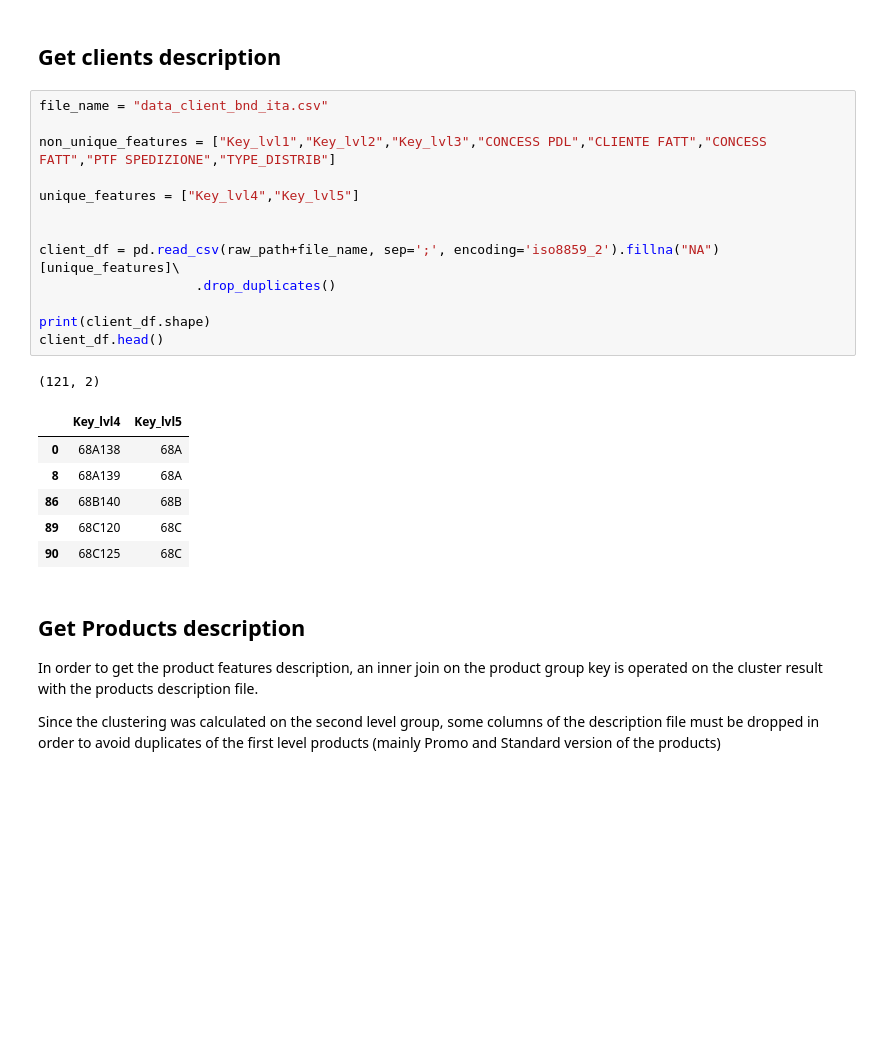
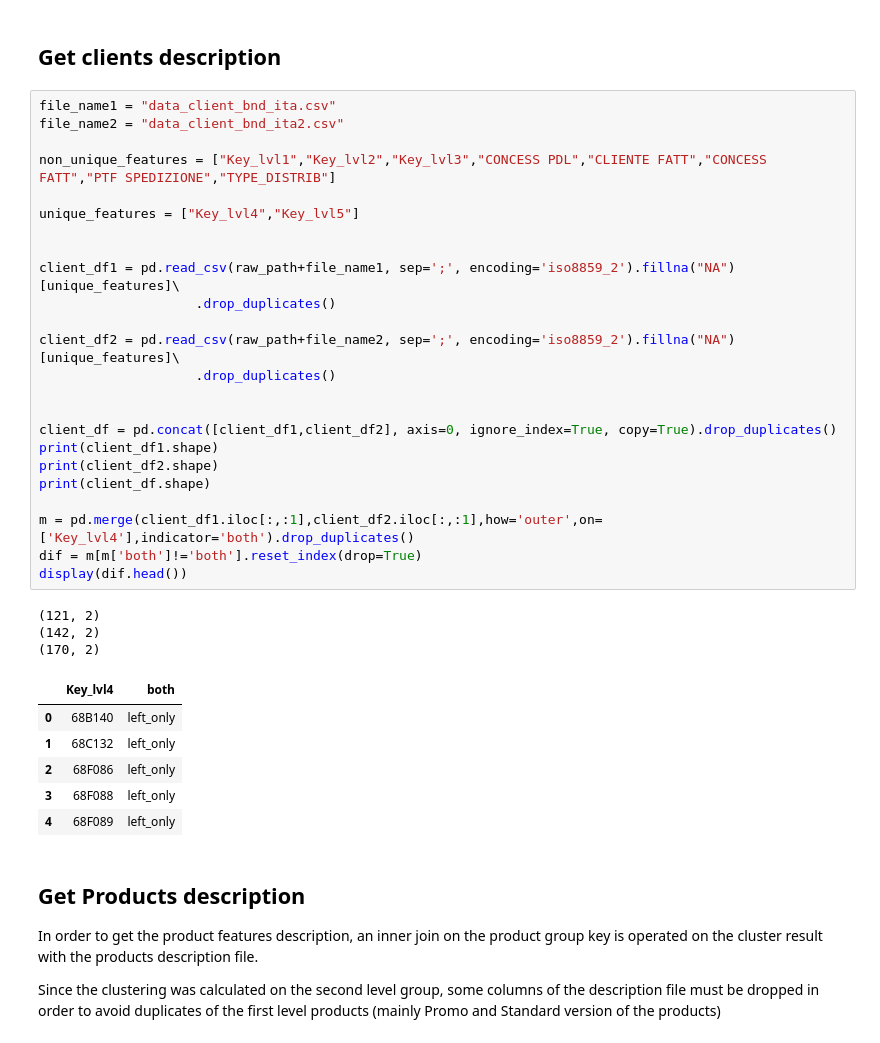
Before and after one commit to imad24/pc_clustering, a Jupyter notebook: notebooks/p2c4/0.4-imad-cluster-analysis.ipynb, the cells around one changed output. Cells and saved outputs as stored; diff of their text form; blank space fills up the shorter version.

```diff
--- a/notebooks/p2c4/0.4-imad-cluster-analysis.ipynb
+++ b/notebooks/p2c4/0.4-imad-cluster-analysis.ipynb
@@ -50,26 +53,39 @@ df_prd_cluster.head()
 # %% [markdown]
 ## Get clients description
 # %%
-file_name = "data_client_bnd_ita.csv"
+file_name1 = "data_client_bnd_ita.csv"
+file_name2 = "data_client_bnd_ita2.csv"
 
 non_unique_features = ["Key_lvl1","Key_lvl2","Key_lvl3","CONCESS PDL","CLIENTE FATT","CONCESS FATT","PTF SPEDIZIONE","TYPE_DISTRIB"]
 
 unique_features = ["Key_lvl4","Key_lvl5"]
 
 
-client_df = pd.read_csv(raw_path+file_name, sep=';', encoding='iso8859_2').fillna("NA")[unique_features]\
+client_df1 = pd.read_csv(raw_path+file_name1, sep=';', encoding='iso8859_2').fillna("NA")[unique_features]\
                     .drop_duplicates()
 
+client_df2 = pd.read_csv(raw_path+file_name2, sep=';', encoding='iso8859_2').fillna("NA")[unique_features]\
+                    .drop_duplicates()
+
+
+client_df = pd.concat([client_df1,client_df2], axis=0, ignore_index=True, copy=True).drop_duplicates()
+print(client_df1.shape)
+print(client_df2.shape)
 print(client_df.shape)
-client_df.head()
+
+m = pd.merge(client_df1.iloc[:,:1],client_df2.iloc[:,:1],how='outer',on=['Key_lvl4'],indicator='both').drop_duplicates()
+dif = m[m['both']!='both'].reset_index(drop=True)
+display(dif.head())
 # %% [output]
 (121, 2)
+(142, 2)
+(170, 2)
-|  | Key_lvl4 | Key_lvl5 |
-| 0 | 68A138 | 68A |
-| 8 | 68A139 | 68A |
-| 86 | 68B140 | 68B |
-| 89 | 68C120 | 68C |
-| 90 | 68C125 | 68C |
+|  | Key_lvl4 | both |
+| 0 | 68B140 | left_only |
+| 1 | 68C132 | left_only |
+| 2 | 68F086 | left_only |
+| 3 | 68F088 | left_only |
+| 4 | 68F089 | left_only |
 # %% [markdown]
 ## Get Products description
 In order to get the product features description, an inner join on the product group key is operated on the cluster result with the products description file.
```
Also changed, not shown: parts of 18 cells of this notebook, 28 other files.
